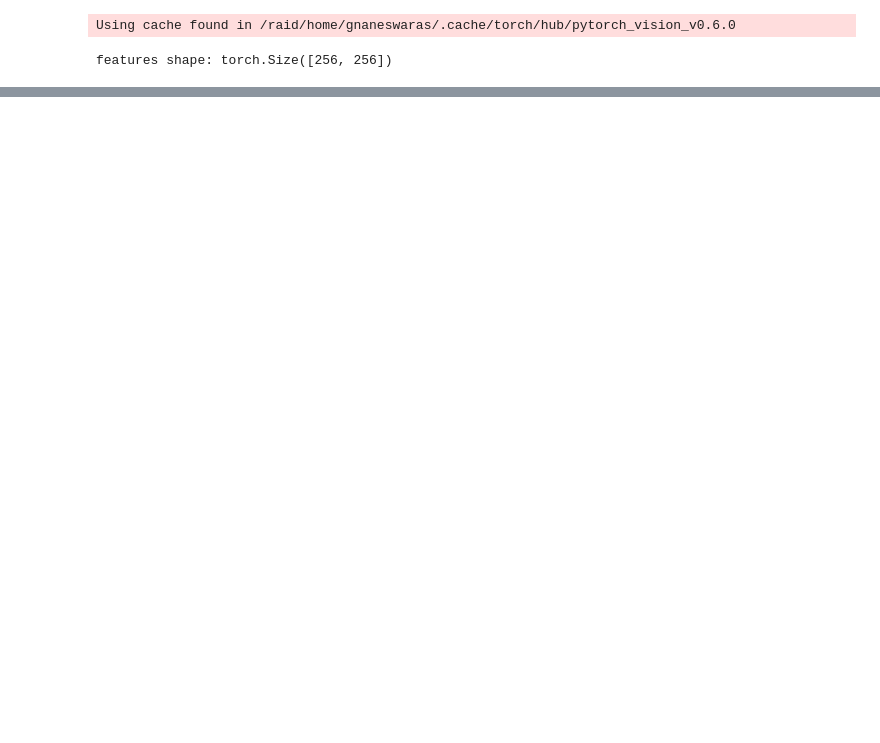
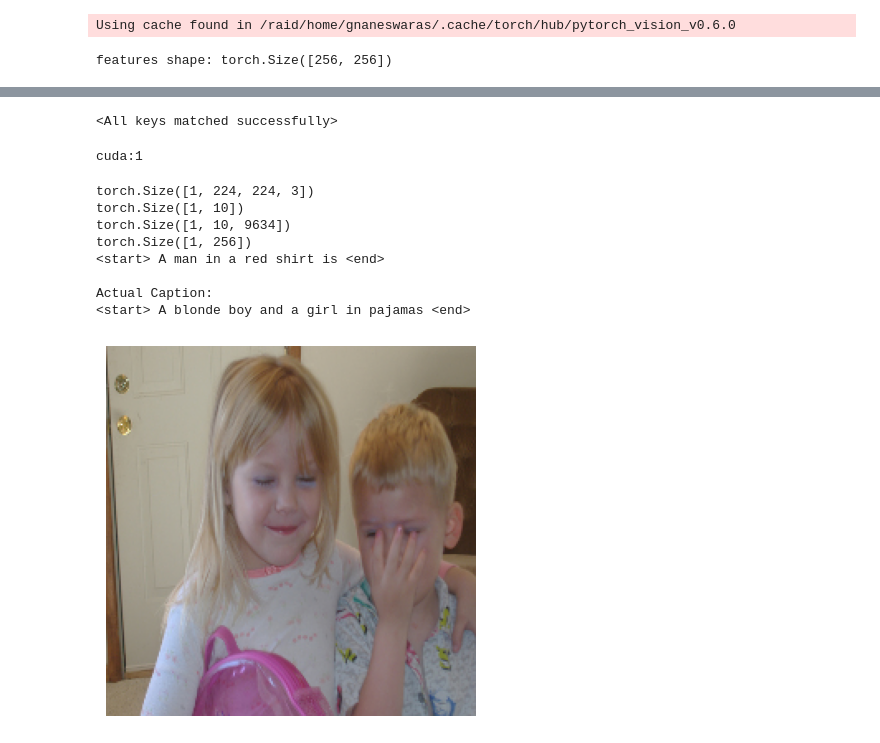
Before and after one commit to alokamgnaneswarasai/Image-Captioning, a Jupyter notebook: main.ipynb, the cells around one changed output, grey strips where cells are left out. Cells and saved outputs as stored; diff of their text form; code cells hidden in the pictures; blank space fills up the shorter version.

```diff
--- a/main.ipynb
+++ b/main.ipynb
@@ -310,7 +310,7 @@ class Flickr8kDataset(torch.utils.data.Dataset):
 # Now we will create the DataLoader
 
 # Set the maximum length of the caption
-max_length = 20
+max_length = 10
 
 # Create the dataset
 dataset = Flickr8kDataset(images_folder, captions_dict, word_to_index, max_length)
@@ -526,0 +578,63 @@ loss 5.835740566253662
+# %%
+# Load the saved model
+model.load_state_dict(torch.load('model.pth'))
+# %% [output]
+<All keys matched successfully>
+# %%
+print(device)
+# %% [output]
+cuda:1
+# %%
+# Now lets do some predictions
+
+# Set the model to evaluation mode
+model.eval()
+
+# Get exactly one image and caption from batch of data
+images, captions = next(iter(data_loader))
+
+# Pass the image through the model
+image = images[0].unsqueeze(0).to(device)
+caption = captions[0].unsqueeze(0).to(device)
+
+
+print(image.shape)
+print(caption.shape)
+
+# Pass the image through the model
+outputs = model(image, caption)
+
+print(outputs.shape)
+
+# Get the predicted caption
+
+print(encoder(image).shape)
+predicted_caption = decoder.sample(encoder(image))
+
+# Print the predicted caption
+for word_id in predicted_caption:
+    word = index_to_word[word_id]
+    print(word, end=' ')
+
+# Print the actual caption
+print('\n\nActual Caption:')
+for word_id in caption[0]:
+    word = index_to_word[word_id.item()]
+    print(word, end=' ')
+
+#plot the image
+image = image[0].cpu().numpy()
+# image = np.transpose(image, (1, 2, 0))
+plt.imshow(image)
+plt.axis('off')
+plt.show()
+# %% [output]
+torch.Size([1, 224, 224, 3])
+torch.Size([1, 10])
+torch.Size([1, 10, 9634])
+torch.Size([1, 256])
+<start> A man in a red shirt is <end>
+
+Actual Caption:
+<start> A blonde boy and a girl in pajamas <end>
+[figure, added]
```
Also changed, not shown: parts of 11 cells of this notebook, 1 other file.
